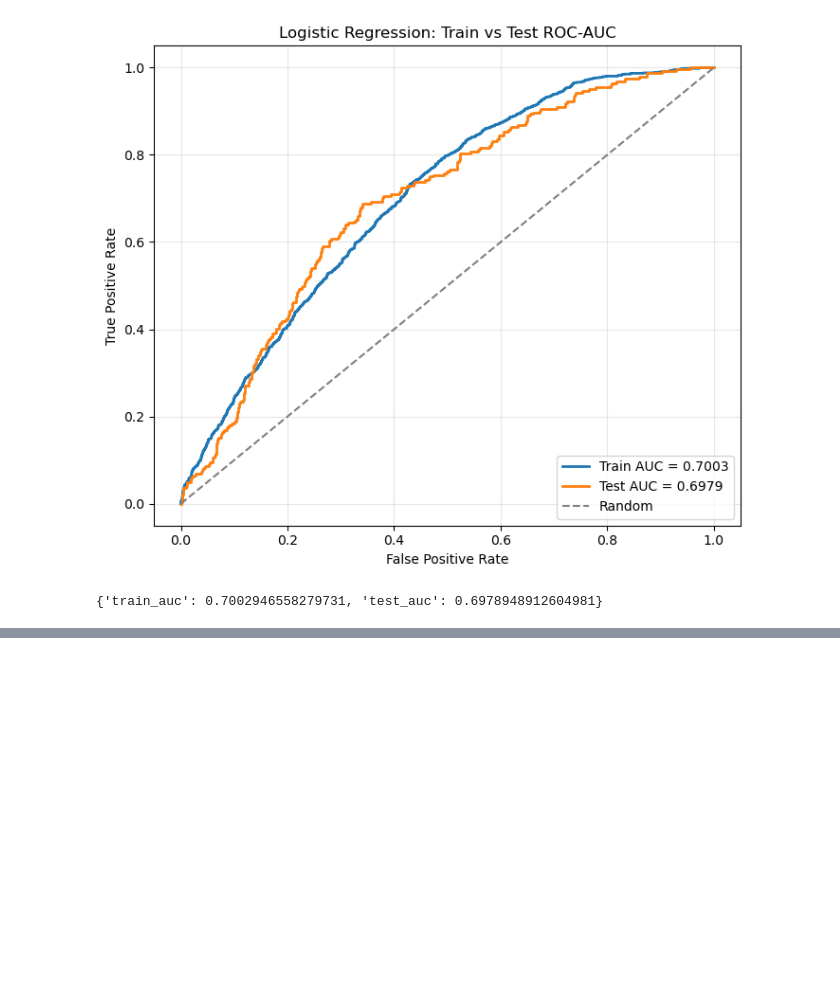
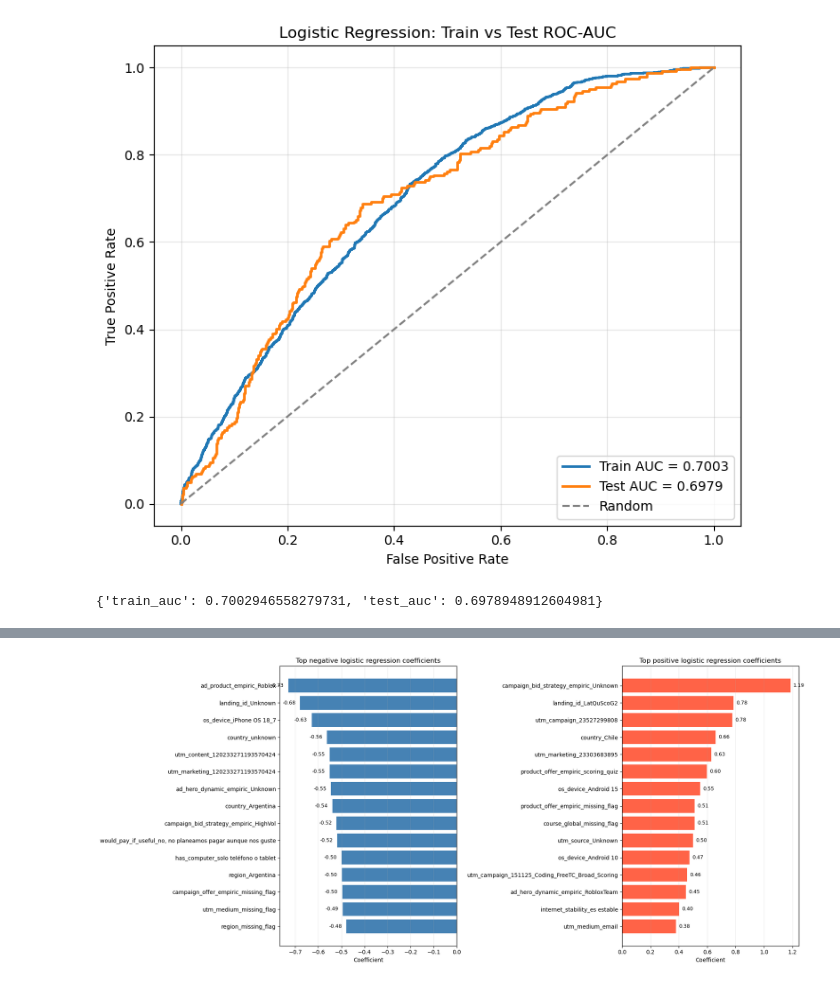
Before and after one commit to AlinaYakubova/Thesis_DTM_Trial_Class_Prediction, a Jupyter notebook: Main_script_diploma.ipynb, the cells around one changed output, grey strips where cells are left out. Saved outputs shown, nothing was run; the diff lists cells and outputs as text; code cells hidden in the pictures; blank space fills up the shorter version.

```diff
--- a/Main_script_diploma.ipynb
+++ b/Main_script_diploma.ipynb
@@ -1333,0 +1277,87 @@ Top features by absolute coefficient:
+# %%
+preprocessor = logreg_model.named_steps["preprocessor"]
+classifier = logreg_model.named_steps["classifier"]
+
+feature_names_lr = []
+
+if num_features_lr:
+    feature_names_lr.extend(num_features_lr)
+
+if cat_features_lr:
+    cat_pipeline = preprocessor.named_transformers_["cat"]
+    onehot = cat_pipeline.named_steps["onehot"]
+
+    try:
+        cat_feature_names_lr = onehot.get_feature_names_out(cat_features_lr).tolist()
+    except AttributeError:
+        cat_feature_names_lr = onehot.get_feature_names(cat_features_lr).tolist()
+
+    feature_names_lr.extend(cat_feature_names_lr)
+
+logreg_coefficients = pd.DataFrame({
+    "feature": feature_names_lr,
+    "coefficient": classifier.coef_[0],
+})
+
+logreg_coefficients["abs_coefficient"] = logreg_coefficients["coefficient"].abs()
+logreg_coefficients = logreg_coefficients.sort_values(
+    "abs_coefficient",
+    ascending=False,
+).reset_index(drop=True)
+
+display(logreg_coefficients.head(30).round(3))
+
+top_positive_coefficients = (
+    logreg_coefficients
+    .sort_values("coefficient", ascending=False)
+    .head(15)
+)
+
+top_negative_coefficients = (
+    logreg_coefficients
+    .sort_values("coefficient", ascending=True)
+    .head(15)
+)
+
+fig, axes = plt.subplots(1, 2, figsize=(18, 8), sharex=False)
+
+axes[0].barh(
+    top_negative_coefficients["feature"],
+    top_negative_coefficients["coefficient"],
+    color="steelblue",
+)
+axes[0].set_title("Top negative logistic regression coefficients")
+axes[0].set_xlabel("Coefficient")
+axes[0].set_ylabel("")
+axes[0].axvline(0, color="black", linewidth=1)
+axes[0].invert_yaxis()
+
+axes[1].barh(
+    top_positive_coefficients["feature"],
+    top_positive_coefficients["coefficient"],
+    color="tomato",
+)
+axes[1].set_title("Top positive logistic regression coefficients")
+axes[1].set_xlabel("Coefficient")
+axes[1].set_ylabel("")
+axes[1].axvline(0, color="black", linewidth=1)
+axes[1].invert_yaxis()
+
+for ax in axes:
+    ax.grid(axis="x", alpha=0.25)
+    for patch in ax.patches:
+        width = patch.get_width()
+        x_offset = 0.02 if width >= 0 else -0.02
+        ha = "left" if width >= 0 else "right"
+        ax.text(
+            width + x_offset,
+            patch.get_y() + patch.get_height() / 2,
+            f"{width:.2f}",
+            va="center",
+            ha=ha,
+            fontsize=9,
+        )
+
+plt.tight_layout()
+plt.show()
+# %% [output]
@@ -1333,0 +1381 @@ Top features by absolute coefficient:
+[figure, added]
```
Also changed, not shown: parts of 18 cells of this notebook.
